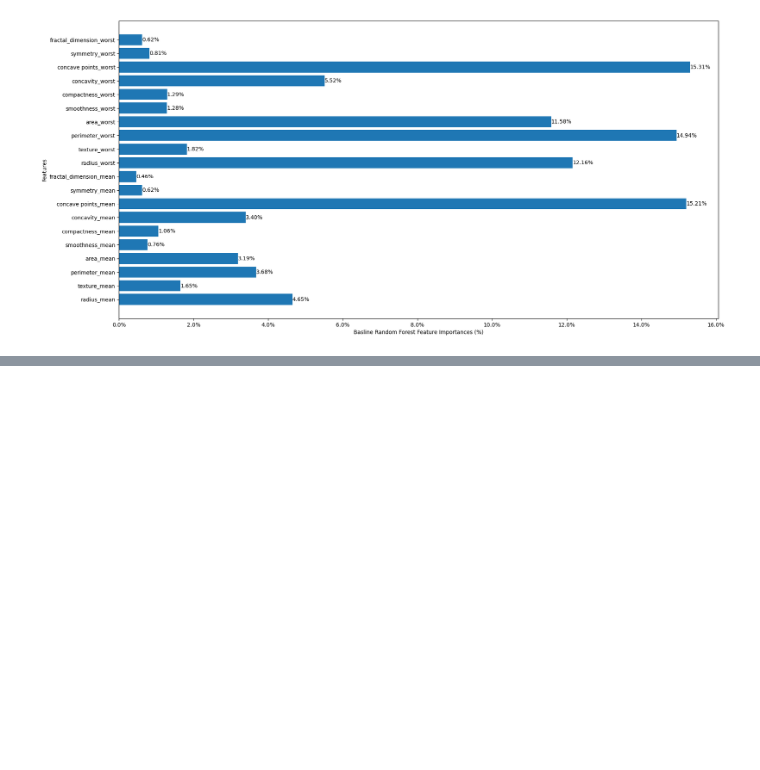
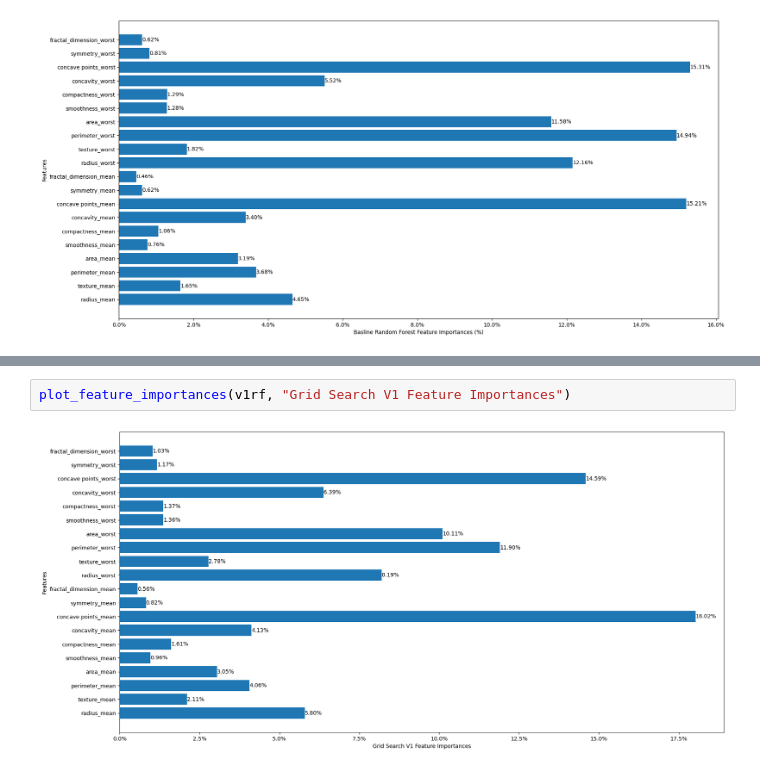
Before and after one commit to m-liv/bc-project, a Jupyter notebook: decision_tree.ipynb, the cells around one changed output, grey strips where cells are left out. Cells and saved outputs as stored; diff of their text form; blank space fills up the shorter version.

```diff
--- a/decision_tree.ipynb
+++ b/decision_tree.ipynb
@@ -201,0 +243,4 @@ plot_feature_importances(my_rf, "Basline Random Forest Feature Importances (%)")
+# %%
+plot_feature_importances(v1rf, "Grid Search V1 Feature Importances")
+# %% [output]
+[figure, added]
```
Also changed, not shown: parts of 3 cells of this notebook.
